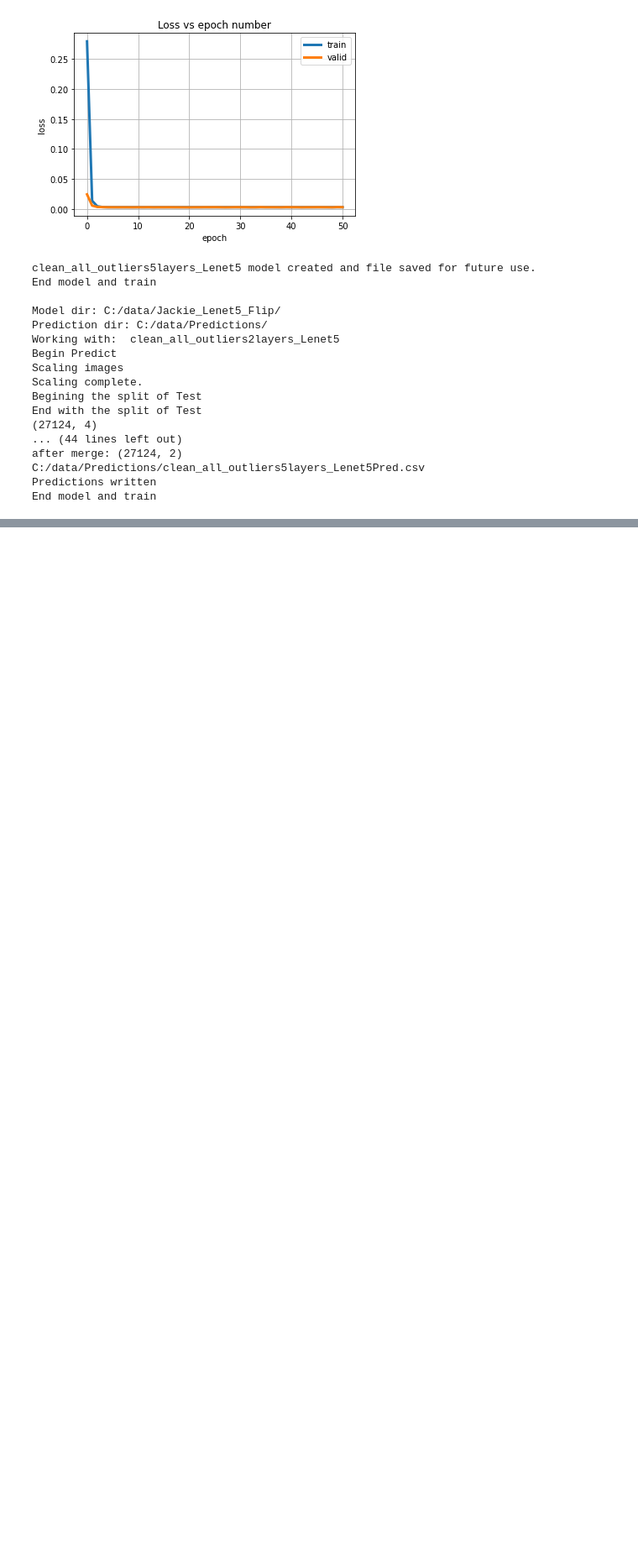
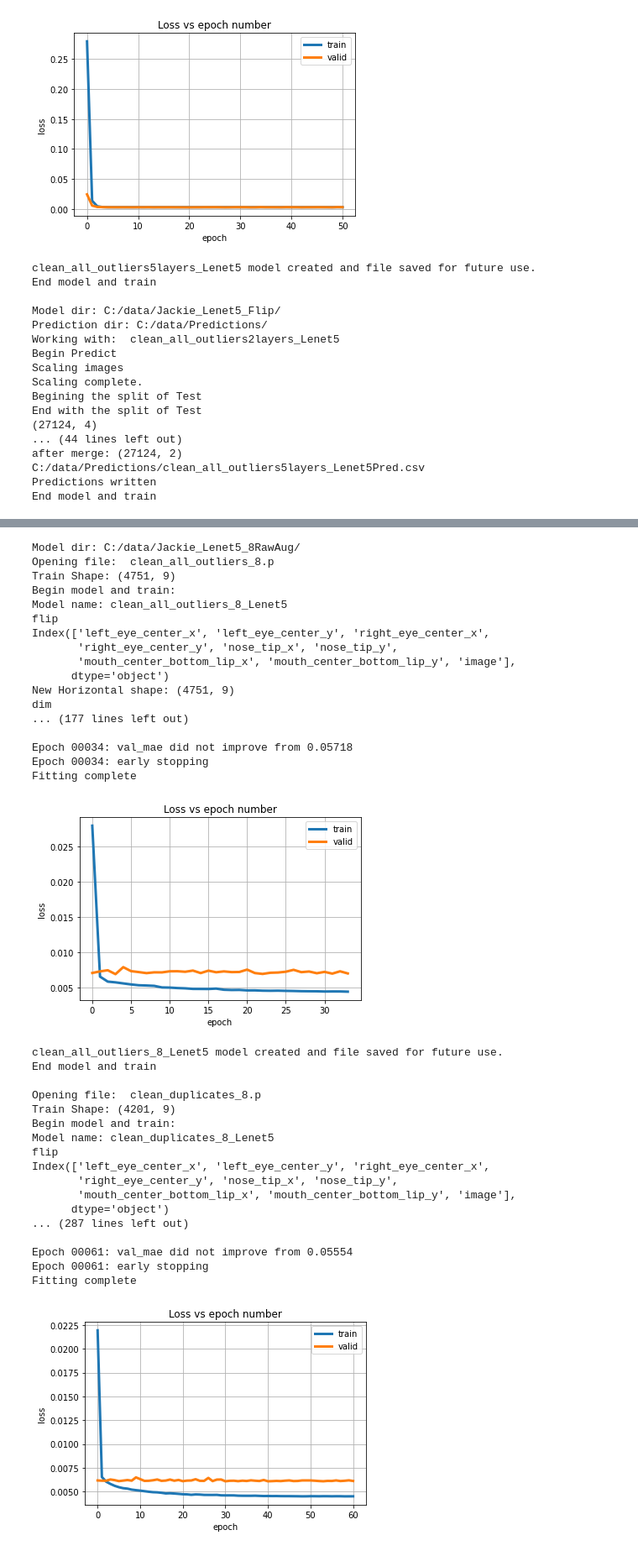
Before and after one commit to jcweaver/blackboxes, a Jupyter notebook: models/Lenet5_Model.ipynb, the cells around one changed output, grey strips where cells are left out. Shown at 84% size. Drawn from its saved outputs; the diff is of its cells as text; code cells hidden in the pictures; blank space fills up the shorter version.

```diff
--- a/models/Lenet5_Model.ipynb
+++ b/models/Lenet5_Model.ipynb
@@ -673,0 +801,44 @@ End model and train
+# %%
+#Use only 8 keypoints
+seperate_path = "C:/data/Jackie_Lenet5_8RawAug"
+set_train_paths(seperate_path, "C:/Data/CleanTrain_8/")
+create_model((aug = True, hoizontal_flip = True, brightness = 0, dim = 0, separate = True)
+set_test_paths(prediction_path = "C:/data/Predictions_8/")
+create_predictions(columns = "False")
+# %% [output]
+Model dir: C:/data/Jackie_Lenet5_8RawAug/
+Opening file:  clean_all_outliers_8.p
+Train Shape: (4751, 9)
+Begin model and train:
+Model name: clean_all_outliers_8_Lenet5
+flip
+Index(['left_eye_center_x', 'left_eye_center_y', 'right_eye_center_x',
+       'right_eye_center_y', 'nose_tip_x', 'nose_tip_y',
+       'mouth_center_bottom_lip_x', 'mouth_center_bottom_lip_y', 'image'],
+      dtype='object')
+New Horizontal shape: (4751, 9)
+dim
+... (177 lines left out)
+
+Epoch 00034: val_mae did not improve from 0.05718
+Epoch 00034: early stopping
+Fitting complete
+[figure, added]
+clean_all_outliers_8_Lenet5 model created and file saved for future use.
+End model and train
+
+Opening file:  clean_duplicates_8.p
+Train Shape: (4201, 9)
+Begin model and train:
+Model name: clean_duplicates_8_Lenet5
+flip
+Index(['left_eye_center_x', 'left_eye_center_y', 'right_eye_center_x',
+       'right_eye_center_y', 'nose_tip_x', 'nose_tip_y',
+       'mouth_center_bottom_lip_x', 'mouth_center_bottom_lip_y', 'image'],
+      dtype='object')
+... (287 lines left out)
+
+Epoch 00061: val_mae did not improve from 0.05554
+Epoch 00061: early stopping
+Fitting complete
+[figure, added]
```
Also changed, not shown: parts of 9 cells of this notebook.
